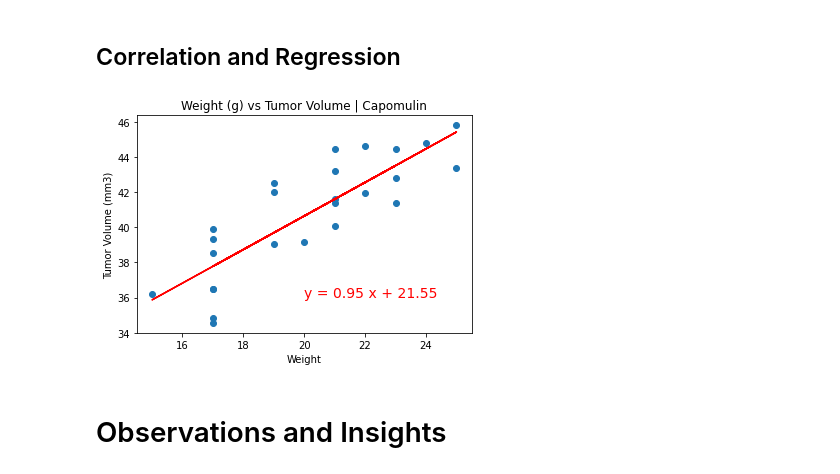
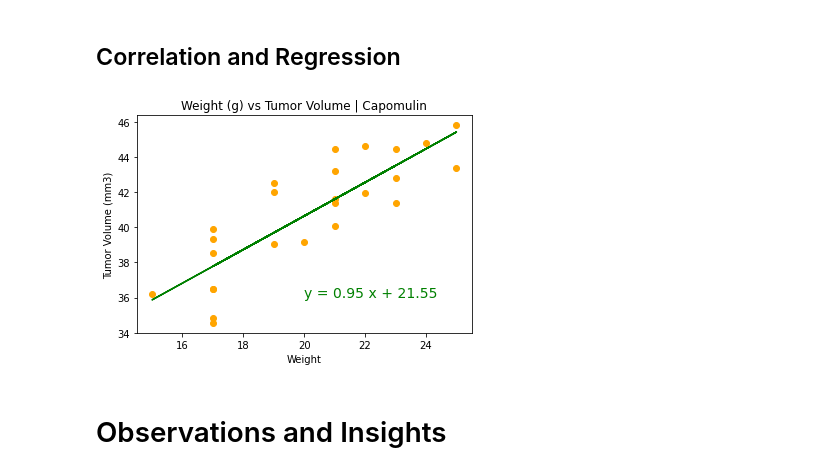
Before and after one commit to timsamson/MatPlotLib_Challange, a Jupyter notebook: pymaceuticals.ipynb, the cells around one changed output. Saved outputs shown, nothing was run; the diff lists cells and outputs as text; code cells hidden in the pictures.

```diff
--- a/pymaceuticals.ipynb
+++ b/pymaceuticals.ipynb
@@ -341,19 +341,19 @@ plt.show()
 # %%
 # Calculate the correlation coefficient and linear regression model
 # for mouse weight and average tumor volume for the Capomulin regimen
 
 (slope, intercept,rvalue, pvalue, stderr)= linregress(cap_avg["Weight (g)"],cap_avg["Tumor Volume (mm3)"])
 regress_values=cap_avg["Weight (g)"]* slope + intercept
 line_eq= f"y = {round(slope, 2)} x + {round(intercept, 2)}"
 
-plt.scatter(cap_avg["Weight (g)"],cap_avg["Tumor Volume (mm3)"] )
-plt.plot(cap_avg["Weight (g)"], regress_values, color='red')
-plt.annotate(line_eq,(20,36), color='red', fontsize=14)
+plt.scatter(cap_avg["Weight (g)"],cap_avg["Tumor Volume (mm3)"] , color= 'orange')
+plt.plot(cap_avg["Weight (g)"], regress_values, color='g')
+plt.annotate(line_eq,(20,36), color='g', fontsize=14)
 plt.xlabel("Weight")
 plt.ylabel("Tumor Volume (mm3)")
 plt.title("Weight (g) vs Tumor Volume | Capomulin")
 plt.show()
 # %% [output]
-[figure, old version]
+[figure, new version]
 # %% [markdown]
 # Observations and Insights
```
Also changed, not shown: parts of 1 cell of this notebook.
